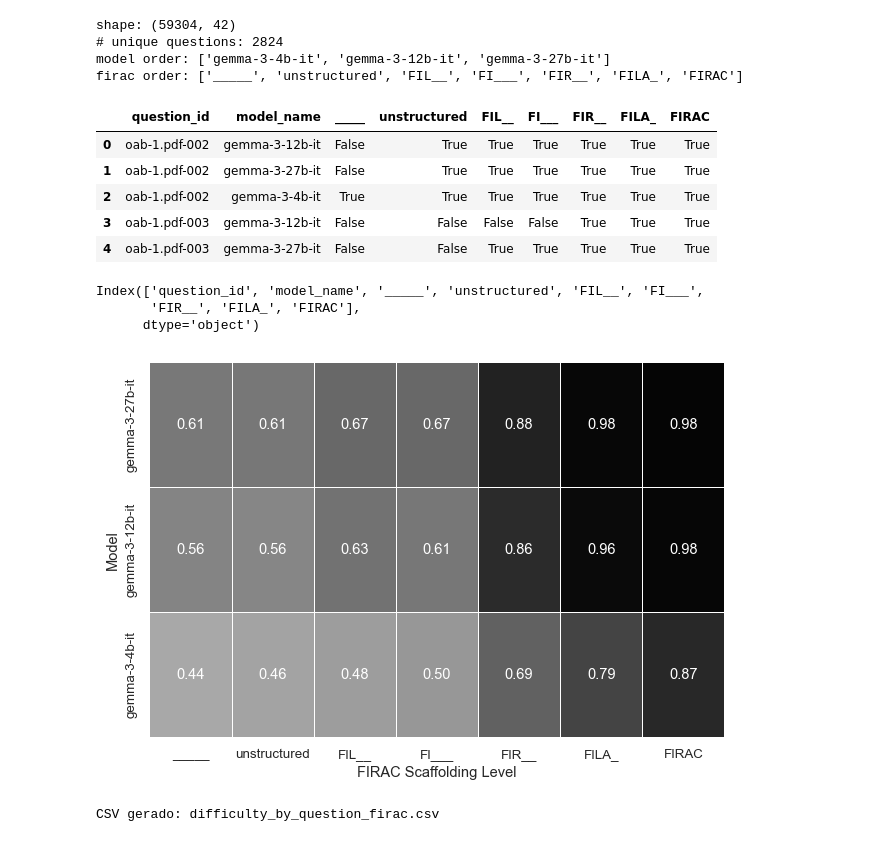
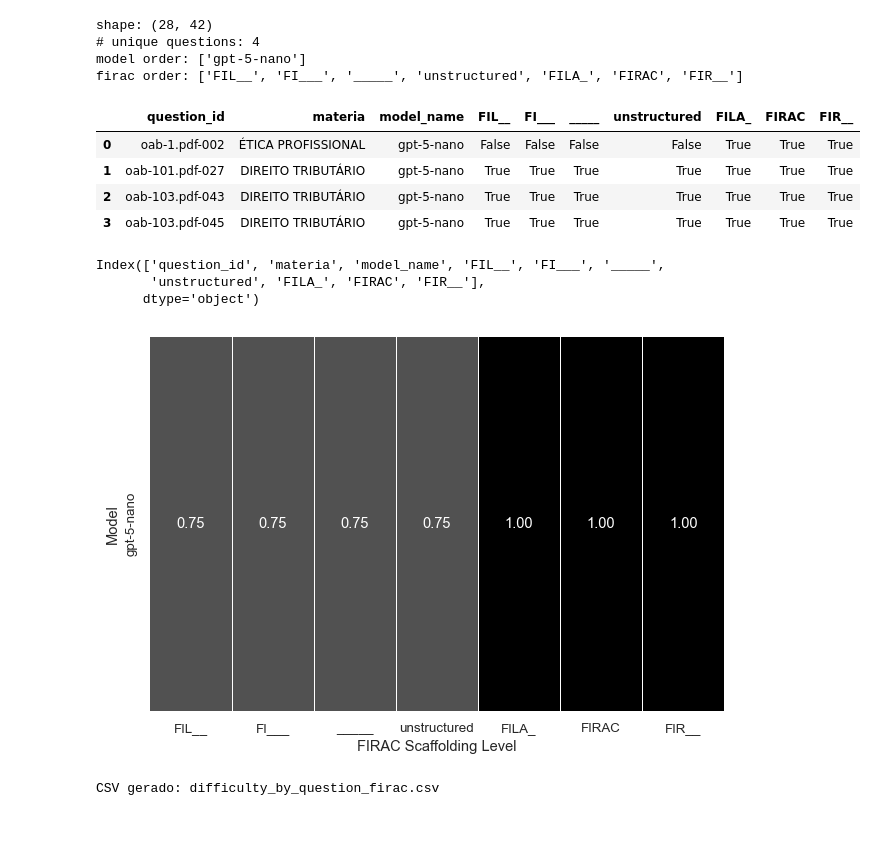
Before and after one commit to pcalais/law-cognitive-structure, a Jupyter notebook: notebooks/paper/2-averages-FIRAC.ipynb, the cells around one changed output. Drawn from its saved outputs; the diff is of its cells as text; code cells hidden in the pictures.

```diff
--- a/notebooks/paper/2-averages-FIRAC.ipynb
+++ b/notebooks/paper/2-averages-FIRAC.ipynb
@@ -8,8 +8,9 @@ question_long_df = \
 from read_model_runs import filter_complete_questions
 
 models = ['gpt-4o-mini', 'gemma-3-27b-it', 'gemma-3-12b-it', 'gemma-3-4b-it', 'gemma-3n-e4b-it']
-models = ['gemma-3-27b-it', 'gemma-3-12b-it', 'gemma-3-4b-it'] #'gemma-3n-e4b-it', 'qwen']
+models = ['gpt-5-nano']#, 'gemma-3-27b-it', 'gemma-3-12b-it', 'gemma-3-4b-it'] #'gemma-3n-e4b-it', 'qwen']
 firacs = ['FILA_', "FIRAC", 'FIL__', 'FIR__', 'FI___', '_____', 'unstructured']
+firacs = ["FIL__", "FIR__", "_____"]
 
 question_long_df, question_wide_df, model_order, firac_order, completeness_map_df = filter_complete_questions(question_long_df, models, firacs)
 
@@ -18,24 +19,23 @@ print('# unique questions:', question_long_df['question_id'].nunique())
 print("model order:", model_order)
 print("firac order:", firac_order)
 # %% [output]
-shape: (59304, 42)
-# unique questions: 2824
-model order: ['gemma-3-4b-it', 'gemma-3-12b-it', 'gemma-3-27b-it']
-firac order: ['_____', 'unstructured', 'FIL__', 'FI___', 'FIR__', 'FILA_', 'FIRAC']
+shape: (28, 42)
+# unique questions: 4
+model order: ['gpt-5-nano']
+firac order: ['FIL__', 'FI___', '_____', 'unstructured', 'FILA_', 'FIRAC', 'FIR__']
 # %%
 question_wide_df.head()
 # %% [output]
-|  | question_id | model_name | _____ | unstructured | FIL__ | FI___ | FIR__ | FILA_ | FIRAC |
-| 0 | oab-1.pdf-002 | gemma-3-12b-it | False | True | True | True | True | True | True |
-| 1 | oab-1.pdf-002 | gemma-3-27b-it | False | True | True | True | True | True | True |
-| 2 | oab-1.pdf-002 | gemma-3-4b-it | True | True | True | True | True | True | True |
-| 3 | oab-1.pdf-003 | gemma-3-12b-it | False | False | False | False | True | True | True |
-| 4 | oab-1.pdf-003 | gemma-3-27b-it | False | False | True | True | True | True | True |
+|  | question_id | materia | model_name | FIL__ | FI___ | _____ | unstructured | FILA_ | FIRAC | FIR__ |
+| 0 | oab-1.pdf-002 | ÉTICA PROFISSIONAL | gpt-5-nano | False | False | False | False | True | True | True |
+| 1 | oab-101.pdf-027 | DIREITO TRIBUTÁRIO | gpt-5-nano | True | True | True | True | True | True | True |
+| 2 | oab-103.pdf-043 | DIREITO TRIBUTÁRIO | gpt-5-nano | True | True | True | True | True | True | True |
+| 3 | oab-103.pdf-045 | DIREITO TRIBUTÁRIO | gpt-5-nano | True | True | True | True | True | True | True |
 # %%
 question_wide_df.columns
 # %% [output]
-Index(['question_id', 'model_name', '_____', 'unstructured', 'FIL__', 'FI___',
-       'FIR__', 'FILA_', 'FIRAC'],
+Index(['question_id', 'materia', 'model_name', 'FIL__', 'FI___', '_____',
+       'unstructured', 'FILA_', 'FIRAC', 'FIR__'],
       dtype='object')
 # %%
 import pandas as pd
@@ -47,14 +47,14 @@ import seaborn as sns
 # -----------------------------
 firac_cols = [
     c for c in question_wide_df.columns
-    if c not in ["question_id", "model_name"]
+    if c not in ["question_id", "materia", "model_name"]
 ]
 
 # -----------------------------
 # 2. Wide -> Long
 # -----------------------------
 long_df = question_wide_df.melt(
-    id_vars=["question_id", "model_name"],
+    id_vars=["question_id", "materia","model_name"],
     value_vars=firac_cols,
     var_name="firac_level",
     value_name="is_correct"
@@ -107,34 +107,34 @@ sns.set_theme(
 plt.figure(figsize=(6.5, 4.5))
 
 ax = sns.heatmap(
     heatmap_df,
     cmap="Greys",
     vmin=0,
     vmax=1,
     linewidths=0.5,
     linecolor="white",
     annot=True,
     fmt=".2f",
     cbar=False
 )
 
 ax.set_xlabel("FIRAC Scaffolding Level")
 ax.set_ylabel("Model")
 
 plt.tight_layout()
 
 # -----------------------------
 # 7. Salva em PDF (ACL-ready)
 # -----------------------------
 plt.savefig(
     "../../reports/accuracy_heat_map.pdf",
     format="pdf",
     bbox_inches="tight"
 )
 
 plt.show()
 # %% [output]
-[figure, old version]
+[figure, new version]
 # %%
 import pandas as pd
 
```
Also changed, not shown: parts of 1 cell of this notebook, 3 other files.
